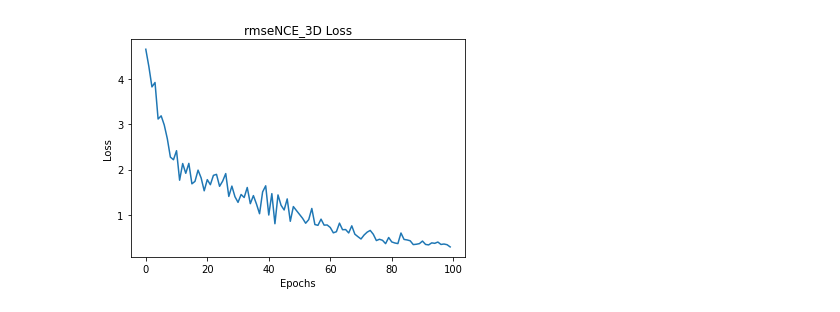
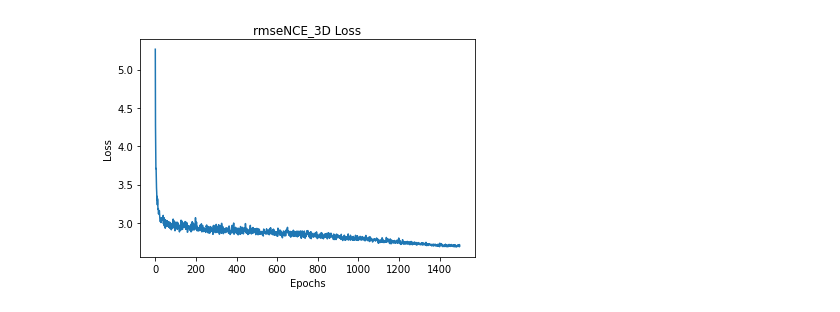
Before and after one commit to anugrahchemparathy/ContrastiveLearning, a Jupyter notebook: run/visualizations/loss_plotting.ipynb, the cells around one changed output. Drawn from its saved outputs; the diff is of its cells as text; code cells hidden in the pictures.

Commit message:
plot stuff

```diff
--- a/run/visualizations/loss_plotting.ipynb
+++ b/run/visualizations/loss_plotting.ipynb
@@ -10,7 +10,8 @@ sys.path.append("../")
 import numpy as np
 # %%
 def plot_loss(model_location, title, save = False):
-    loss = np.load(os.path.join(Path(model_location), "loss.npy"))
+#     loss = np.load(os.path.join(Path(model_location), "loss.npy"))
+    loss = return_reshaped_loss(model_location)
     #print(loss.shape)
     plt.plot(np.arange(loss.shape[0]), loss)
     plt.title(title)
@@ -20,6 +21,6 @@ def plot_loss(model_location, title, save = False):
         plt.savefig(f'{title}.png')
     plt.show()
 # %%
-plot_loss("../saved_models/rmse_100_a", "rmseNCE_3D Loss", True)
+plot_loss("../saved_models/Cosa", "rmseNCE_3D Loss", True)
 # %% [output]
-[figure, old version]
+[figure, new version]
```
Also changed, not shown: parts of 4 cells of this notebook, 33 other files.
